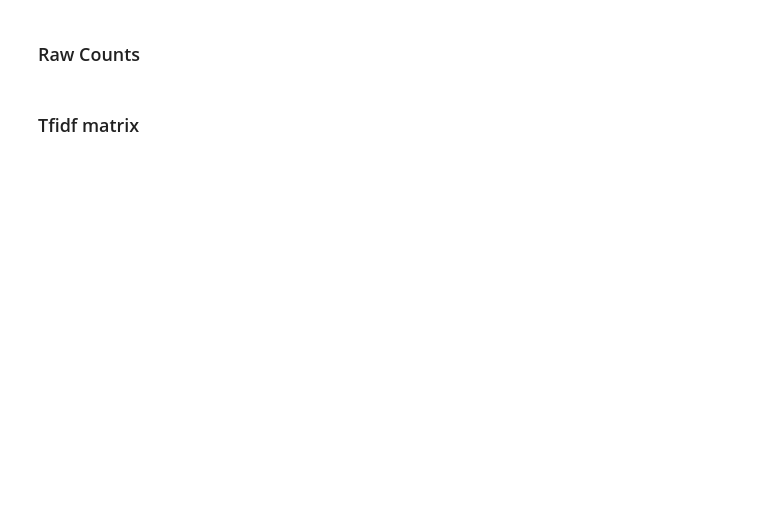
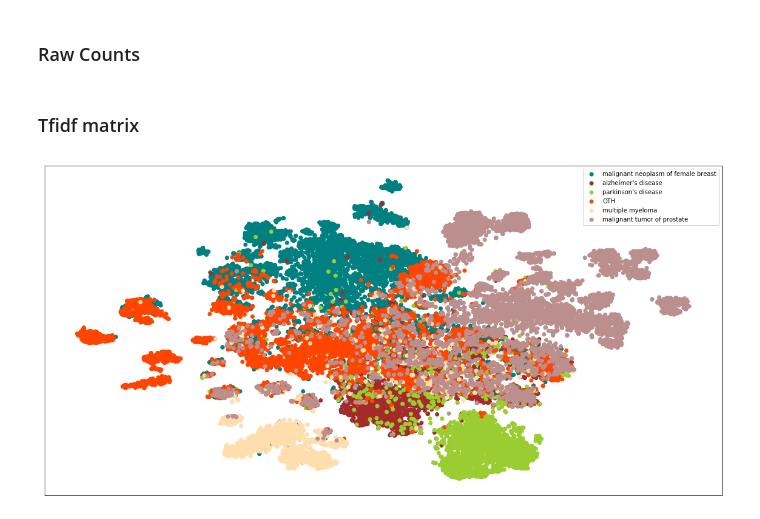
Before and after one commit to landiisotta/stratification_ILRM, a Jupyter notebook: src_v2/clustering_viz_long.ipynb, the cells around one changed output. Drawn from its saved outputs; the diff is of its cells as text; code cells hidden in the pictures; blank space fills up the shorter version.

```diff
--- a/src_v2/clustering_viz_long.ipynb
+++ b/src_v2/clustering_viz_long.ipynb
@@ -27,7 +27,7 @@ import matplotlib.patches as mpatches
 homedir = os.path.expanduser('~')
 prjdir = 'data1/stratification_ILRM'
 datadir = 'data'
-outdir = path.join(homedir, prjdir, datadir, 'mixed/cohorts/2019-1-8-12-25-16')
+outdir = path.join(homedir, prjdir, datadir, 'mixed/cohorts/2019-3-4-13-11-36')
 expdir = path.join('/home/riccardo/data1/projects/ehr-stratification/data/experiments/mixed-noact-relu-15')
 
 # sub-sampling
@@ -468,7 +510,9 @@ single_plot(encoded_subplots, en_sub_clust, colors_en3)
 # %%
 # plot data
 colors_tfidf1 = [colormap[disease_dict[v]] for v in raw_disease_class_first]
-single_plot(tfidf_umap, raw_disease_class_first, colors_tfidf1)
+single_plot(tfidf_tsne, raw_disease_class_first, colors_tfidf1)
+# %% [output]
+[figure, added]
 # %%
 # plot cluster results
 clusters = outer_clustering_analysis(svd_mat, raw_disease_class_first)
```
Also changed, not shown: parts of 12 cells of this notebook, 13 other files.
